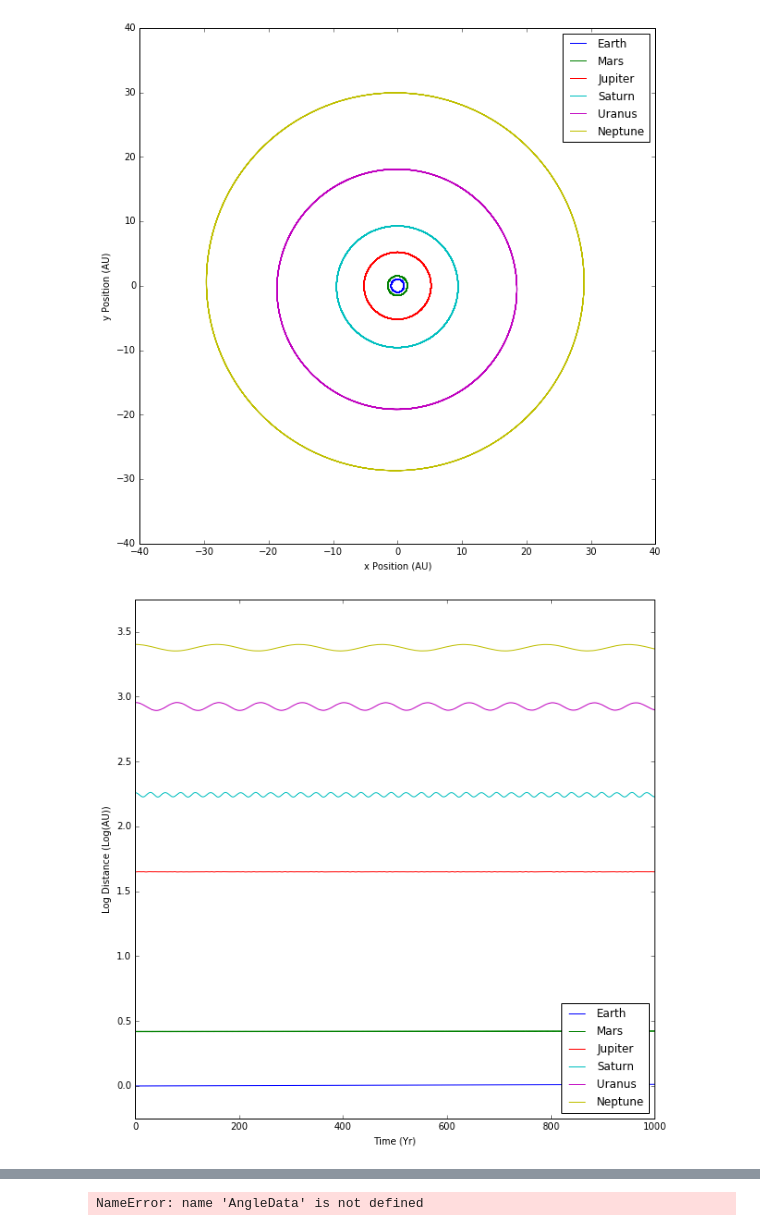
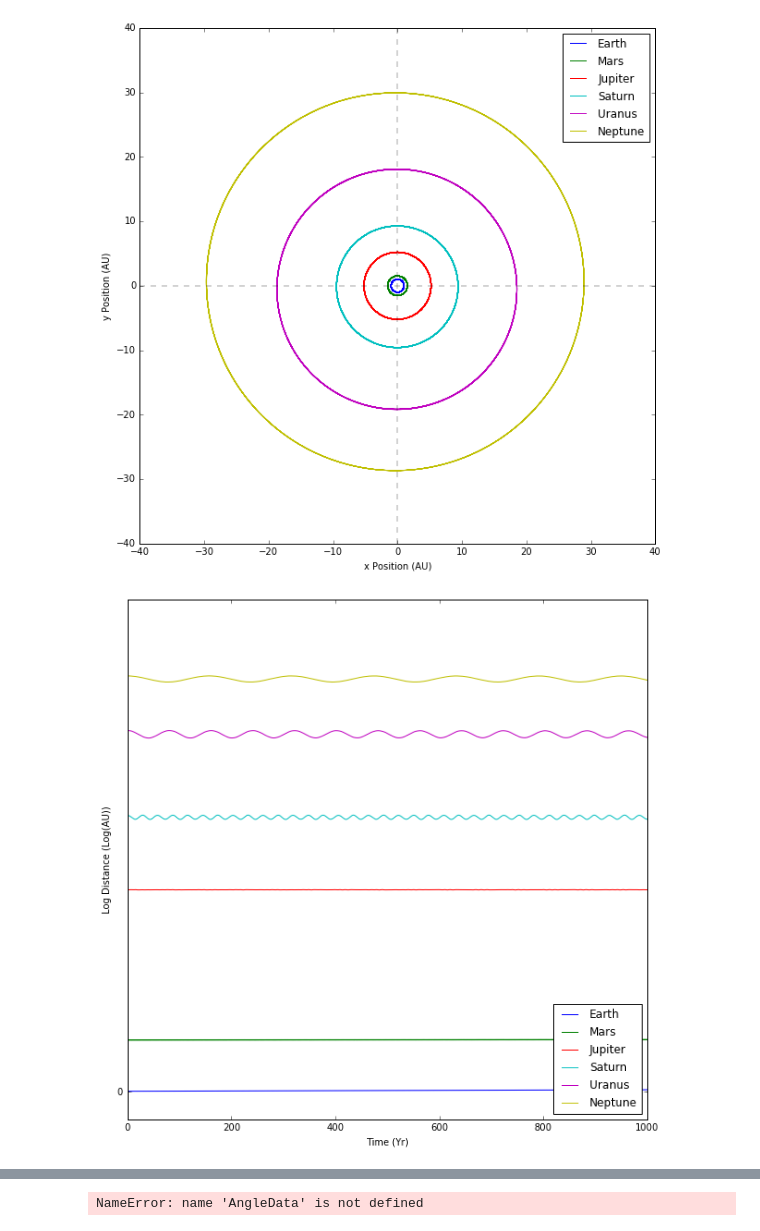
Before and after one commit to J-Dymond/N-Body-Project, a Jupyter notebook: Python Analysis/Python Analysis Notebook.ipynb, the cells around one changed output, grey strips where cells are left out. Cells and saved outputs as stored; diff of their text form; code cells hidden in the pictures.

```diff
--- a/Python Analysis/Python Analysis Notebook.ipynb
+++ b/Python Analysis/Python Analysis Notebook.ipynb
@@ -38,6 +38,8 @@ plt.plot(UranusPos[:,0], UranusPos[:,1], '-',label='Uranus')
 plt.plot(NeptunePos[:,0], NeptunePos[:,1], '-',label='Neptune')
 plt.ylabel('y Position (AU)')
 plt.xlabel('x Position (AU)')
+plt.axhline(0, linewidth=0.35, linestyle='--', color='black')
+plt.axvline(0, linewidth=0.35, linestyle='--', color='black')
 plt.ylim( (-40, 40) )
 plt.xlim( (-40, 40) )
 
@@ -53,14 +55,15 @@ SaturnDis = np.sqrt(np.sum(SaturnPos**2,axis=1))
 UranusDis = np.sqrt(np.sum(UranusPos**2,axis=1))
 NeptuneDis = np.sqrt(np.sum(NeptunePos**2,axis=1))
 
-plt.plot(time, np.log(EarthDis), '-',label='Earth')
-plt.plot(time, np.log(MarsDis), '-',label='Mars')
-plt.plot(time, np.log(JupiterDis), '-',label='Jupiter')
-plt.plot(time, np.log(SaturnDis), '-',label='Saturn')
-plt.plot(time, np.log(UranusDis), '-',label='Uranus')
-plt.plot(time, np.log(NeptuneDis), '-',label='Neptune')
+plt.plot(time, np.log10(EarthDis), '-',label='Earth')
+plt.plot(time, np.log10(MarsDis), '-',label='Mars')
+plt.plot(time, np.log10(JupiterDis), '-',label='Jupiter')
+plt.plot(time, np.log10(SaturnDis), '-',label='Saturn')
+plt.plot(time, np.log10(UranusDis), '-',label='Uranus')
+plt.plot(time, np.log10(NeptuneDis), '-',label='Neptune')
+plt.yscale('symlog')
 plt.ylabel('Log Distance (Log(AU))')
-plt.ylim( (-0.25, 3.75) )
+plt.ylim( (-0.1, 1.75) )
 plt.xlabel('Time (Yr)')
 plt.legend(loc=4)
 plt.show()
@@ -99,7 +102,7 @@ plt.plot(time, TotalEnergyLosses, '-',label='Total')
 #plt.plot(time, PotentialEnergyLosses, '-',label='Potential')
 plt.ylabel('Fractional Energy Loss')
 plt.xlabel('Time (Yr)')
-plt.xlim( (450, 550) )
+plt.xlim( (0, 100) )
 #plt.ylim( (-0.005, 0.005) )
 #plt.legend()
 plt.show()
@@ -135,32 +138,32 @@ plt.ylabel('Eccentricity')
 plt.xlabel('Time (Yr)')
 plt.xlim( 100 )
 plt.legend()
 plt.show()
 
 #Getting eccentricity change with angle
 #AngleData = open('../F90 Code/OutputData/TotalsM5Vi10d180Rand.txt', 'r')
 Angles = []
 for line in AngleData.readlines():
     values = line.split()
     for i in range(len(values)):
         values[i] = float(values[i])
     Angles.append(values)
 AngleData.close()
 Angles = np.array(Angles)
 print(Angles.shape)
 
 Degrees = Angles[19::20,0]
 Saturn = Angles[19::20,1]
 Uranus  = Angles[19::20,2]
 Neptune = Angles[19::20,3]
 
 plt.plot(Degrees, Saturn, '-',label='Saturn')
 plt.plot(Degrees, Uranus, '-',label='Uranus')
 plt.plot(Degrees, Neptune, '-',label='Neptune')
 plt.ylabel('Max Eccentricity')
 plt.xlabel('Angle of incidence (Degrees)')
 plt.legend(loc=0)
 plt.show()
 # %% [output]
-[figure, old version]
+[figure, new version]
-[figure, old version]
+[figure, new version]
```
Also changed, not shown: parts of 1 cell of this notebook, 11 other files.
